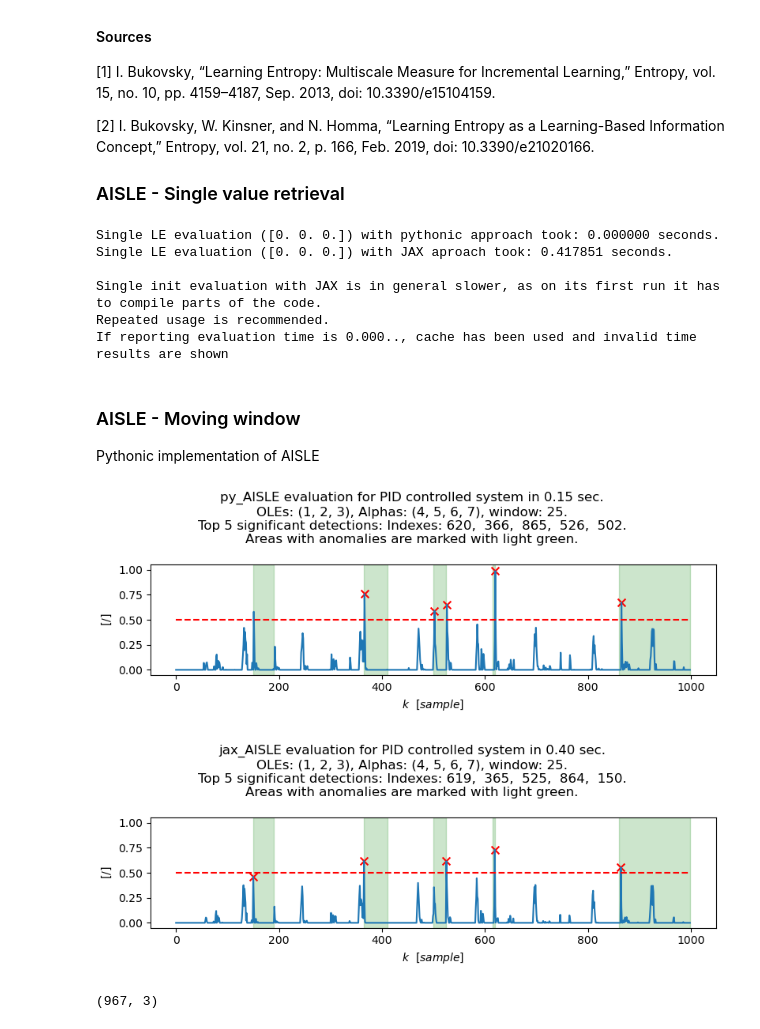
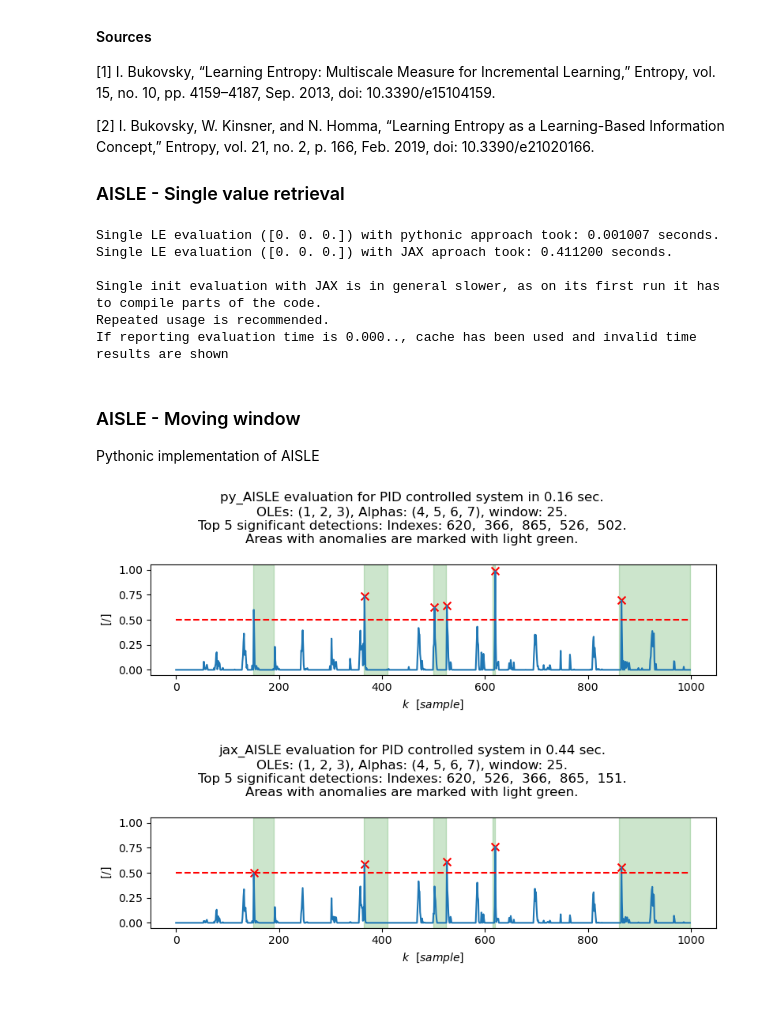
Before and after one commit to carnosi/AISLEX, a Jupyter notebook: examples/Example_1_Dynamic_System.ipynb, the cells around one changed output. Drawn from its saved outputs; the diff is of its cells as text; code cells hidden in the pictures.

```diff
--- a/examples/Example_1_Dynamic_System.ipynb
+++ b/examples/Example_1_Dynamic_System.ipynb
@@ -82,7 +82,7 @@ y = y[max(nu, ny) : -prediction_horizon]
 # %%
 # Train Quadratic Neural Unit (QNU)
 mu = 0.1  # Learning rate
-epochs = 3
+epochs = 2
 
 # Initialize parameters
 N = X.shape[0]
@@ -210,8 +209,8 @@ msg = (
 msg = "".join(text for text in msg)
 print(msg)
 # %% [output]
-Single LE evaluation ([0. 0. 0.]) with pythonic approach took: 0.000000 seconds.
-Single LE evaluation ([0. 0. 0.]) with JAX aproach took: 0.417851 seconds.
+Single LE evaluation ([0. 0. 0.]) with pythonic approach took: 0.001007 seconds.
+Single LE evaluation ([0. 0. 0.]) with JAX aproach took: 0.411200 seconds.
 
 Single init evaluation with JAX is in general slower, as on its first run it has to compile parts of the code.
 Repeated usage is recommended.
@@ -283,7 +282,7 @@ plt.ylim((-0.05, 1.05))
 plt.tight_layout()
 plt.show()
 # %% [output]
-[figure, old version]
+[figure, new version]
 # %%
 # AISLE setup
 oles = (1, 2, 3)  # Order of LE
@@ -296,7 +295,7 @@ aisle_values = np.zeros(data.shape[0])
 jax_aisle_time = time.time()
 jax_aisle_values = jax_aisle_window(window, wall, alphas, oles)
 jax_aisle_time = time.time() - jax_aisle_time
-aisle_values[max(nu, ny) + window - 1 : -prediction_horizon] = np.sum(jax_aisle_values, axis=1) / len(oles)
+aisle_values[max(nu, ny) : -prediction_horizon] = np.sum(jax_aisle_values, axis=1) / len(oles)
 
 
 # Sort all indices in descending order
@@ -321,35 +320,31 @@ plot_title = (
     f"jax_AISLE evaluation for PID controlled system in {jax_aisle_time:.2f} sec.\n",
     f"OLEs: {oles}, Alphas: {alphas}, window: {window}.\n",
     f"Top 5 significant detections: {top_values_str}.\n",
     "Areas with anomalies are marked with light green.",
 )
 plot_title = "".join(text for text in plot_title)
 
 roi_ranges = ((150, 190), (365, 410), (500, 525), (615, 620), (860, 999))
 
 # Plotting
 fig = plt.figure(figsize=(8, 3))
 fig.suptitle(plot_title)
 plt.plot(aisle_values, label="AISLE")
 plt.hlines([0.5], 0, aisle_values.shape[0], colors="red", linestyles="dashed")
 plt.ylabel(r"$[/]$")
 plt.xlabel(r"$k~~[sample]$")
 
 # Fill specified ROI ranges with green background
 for start, end in roi_ranges:
     plt.fill_between(x=range(start, end + 1), y1=-0.05, y2=1.05, color="green", alpha=0.2)
 
 # Places crosses on top 5 indices
 for index in final_indices:
     if index < len(aisle_values):  # Check to avoid indexing errors
         plt.scatter(index, aisle_values[index], color="red", marker="x", s=50)  # s is the size of the marker
 
 plt.ylim((-0.05, 1.05))
 plt.tight_layout()
 plt.show()
 # %% [output]
-[figure, old version]
+[figure, new version]
-# %%
-jax_aisle_values.shape
-# %% [output]
-(967, 3)
```
Also changed, not shown: parts of 6 cells of this notebook.
